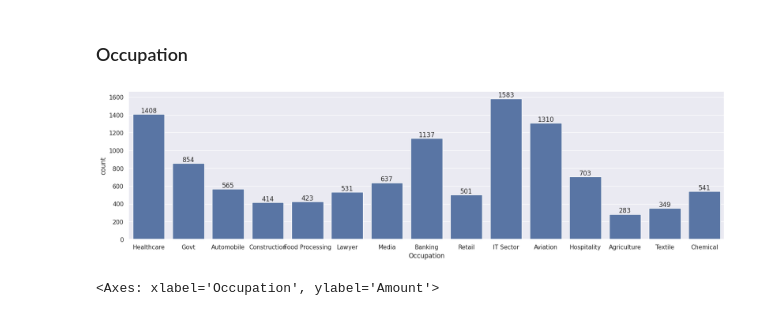
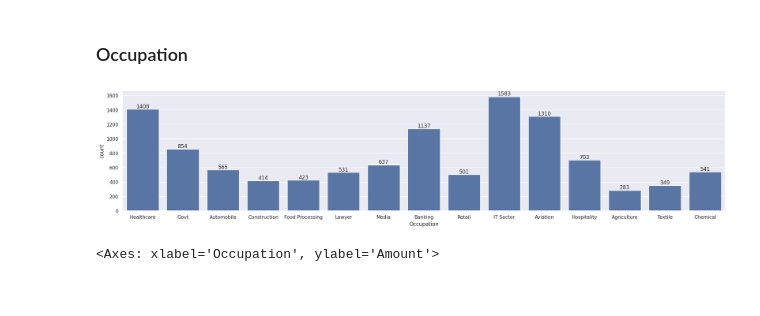
Before and after one commit to bandanaprakash/finalYearProject, a Jupyter notebook: MarketMinder| Real-Time Market Analysis and Fraud Defense/Task1_Insights-Driven_sales-main/Insights-Driven sales.ipynb, the cells around one changed output. Saved outputs shown, nothing was run; the diff lists cells and outputs as text; code cells hidden in the pictures.

```diff
--- a/MarketMinder| Real-Time Market Analysis and Fraud Defense/Task1_Insights-Driven_sales-main/Insights-Driven sales.ipynb
+++ b/MarketMinder| Real-Time Market Analysis and Fraud Defense/Task1_Insights-Driven_sales-main/Insights-Driven sales.ipynb
@@ -242,13 +242,13 @@ sns.barplot(data = sales_state, x = 'Marital_Status',y= 'Amount', hue='Gender')
 # %% [markdown]
 ### Occupation
 # %%
-sns.set(rc={'figure.figsize':(20,5)})
+sns.set(rc={'figure.figsize':(25,5)})
 ax = sns.countplot(data = df, x = 'Occupation')
 
 for bars in ax.containers:
     ax.bar_label(bars)
 # %% [output]
-[figure, old version]
+[figure, new version]
 # %%
 sales_state = df.groupby(['Occupation'], as_index=False)['Amount'].sum().sort_values(by='Amount', ascending=False)
 
```
